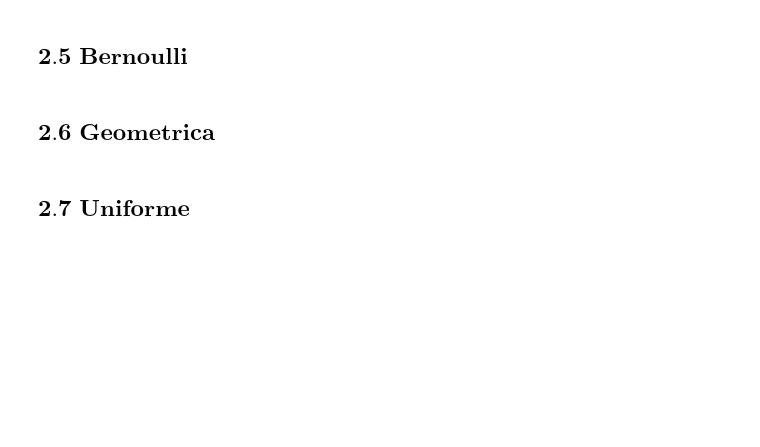
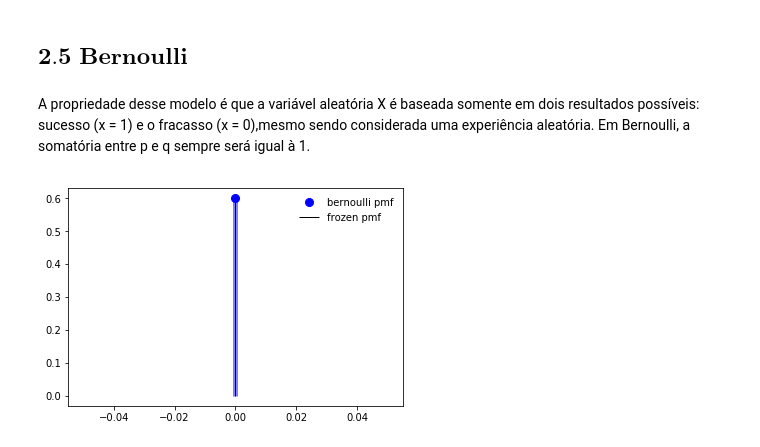
Before and after one commit to brauliolucas/mquantitativos, a Jupyter notebook: AAG03 - Braulio e Christian.ipynb, the cells around one changed output. Cells and saved outputs as stored; diff of their text form; code cells hidden in the pictures; blank space fills up the shorter version.

```diff
--- a/AAG03 - Braulio e Christian.ipynb
+++ b/AAG03 - Braulio e Christian.ipynb
@@ -111,6 +114,21 @@ plt.show()
 # %% [markdown]
 ## $\textbf{2.5 Bernoulli}$
-# %% [markdown]
-## $\textbf{2.6 Geometrica}$
-# %% [markdown]
-## $\textbf{2.7 Uniforme}$
+# %% [markdown]
+A propriedade desse modelo é que a variável aleatória X é baseada somente em dois resultados possíveis: sucesso (x = 1) e o fracasso (x = 0),mesmo sendo considerada uma experiência aleatória. Em Bernoulli, a somatória entre p e q sempre será igual à 1.
+# %%
+#implementação da distribuição de bernouli
+#como 'p' = a 0,4 então 'q' deve ser igual a 0,6
+#é o que vou mostrar no gráfico
+fig, ax = plt.subplots(1, 1)
+p = 0.4
+a, b, c, d = bernoulli.stats(p, moments='mvsk')
+#exibe a pmf
+x = np.arange(bernoulli.ppf(0.01, p),bernoulli.ppf(0.99, p))
+ax.plot(x, bernoulli.pmf(x, p), 'bo', ms=8, label='bernoulli pmf')
+ax.vlines(x, 0, bernoulli.pmf(x, p), colors='b', lw=5, alpha=0.5)
+ax.vlines(x, 0, rv.pmf(x), colors='k', linestyles='-', lw=1,label='frozen pmf')
+ax.legend(loc='best', frameon=False)
+rv = bernoulli(p)
+plt.show()
+# %% [output]
+[figure, added]
```
Also changed, not shown: parts of 9 cells of this notebook.
